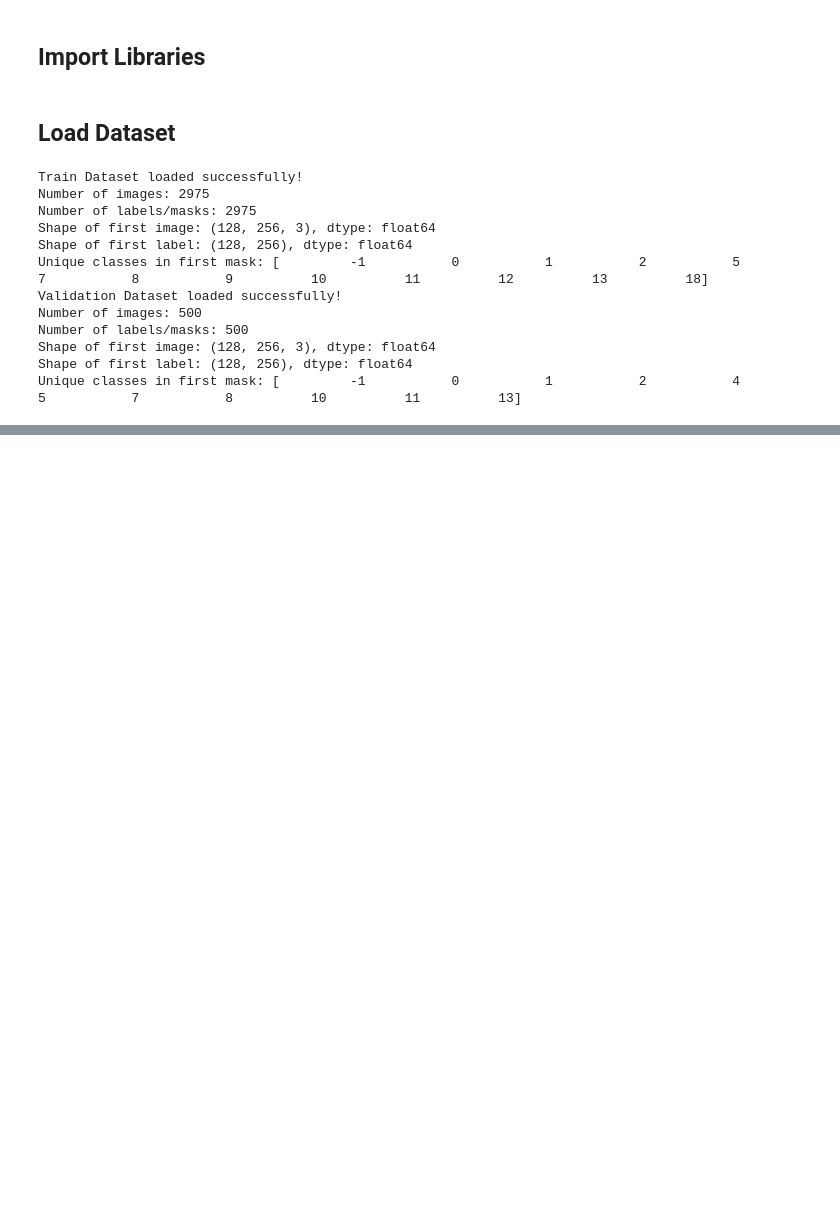
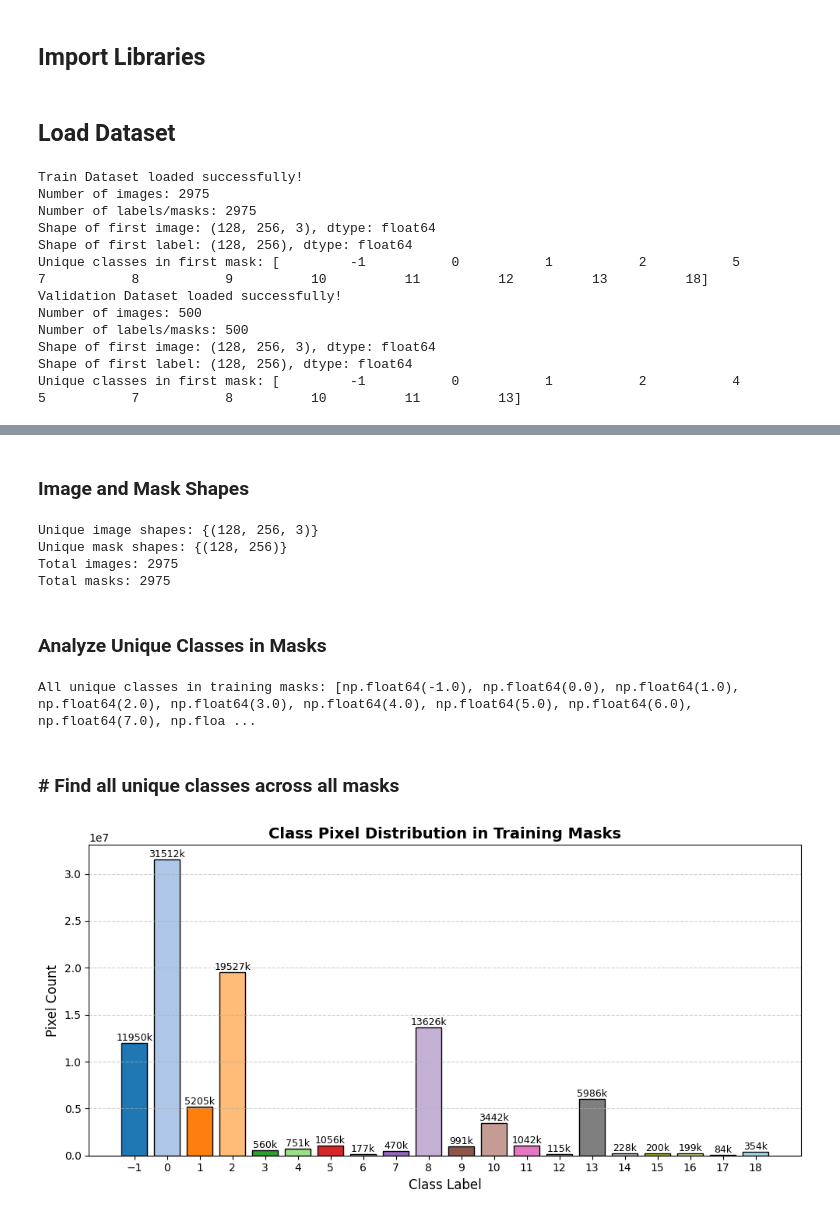
Before and after one commit to murad-02/RoadSegmentation, a Jupyter notebook: NotebookFile/Segmentation.ipynb, the cells around one changed output, grey strips where cells are left out. Saved outputs shown, nothing was run; the diff lists cells and outputs as text; code cells hidden in the pictures; blank space fills up the shorter version.

Commit message:
added visualization

```diff
--- a/NotebookFile/Segmentation.ipynb
+++ b/NotebookFile/Segmentation.ipynb
@@ -113,0 +116,65 @@ for _ in range(num_samples):
+# %% [markdown]
+### Image and Mask Shapes
+# %%
+# Check shapes of all images and masks
+image_shapes = [img.shape for img in train_images]
+mask_shapes = [mask.shape for mask in train_labels]
+
+print("Unique image shapes:", set(image_shapes))
+print("Unique mask shapes:", set(mask_shapes))
+print("Total images:", len(train_images))
+print("Total masks:", len(train_labels))
+# %% [output]
+Unique image shapes: {(128, 256, 3)}
+Unique mask shapes: {(128, 256)}
+Total images: 2975
+Total masks: 2975
+# %% [markdown]
+### Analyze Unique Classes in Masks
+# %%
+# Find all unique classes across all masks
+all_classes = set()
+for mask in train_labels:
+    all_classes.update(np.unique(mask))
+print("All unique classes in training masks:", sorted(all_classes))
+# %% [output]
+All unique classes in training masks: [np.float64(-1.0), np.float64(0.0), np.float64(1.0), np.float64(2.0), np.float64(3.0), np.float64(4.0), np.float64(5.0), np.float64(6.0), np.float64(7.0), np.floa ...
+# %% [markdown]
+### # Find all unique classes across all masks
+# %%
+import matplotlib.pyplot as plt
+import numpy as np
+from collections import Counter
+
+# Count pixel frequency for each class in all masks
+class_counter = Counter()
+for mask in train_labels:
+    vals, counts = np.unique(mask, return_counts=True)
+    class_counter.update(dict(zip(vals, counts)))
+
+# Prepare data
+classes = sorted(class_counter.keys())
+counts = [class_counter[c] for c in classes]
+
+# Color palette (one color per class)
+colors = plt.cm.tab20(np.linspace(0, 1, len(classes)))
+
+# Plot
+plt.figure(figsize=(10, 5))
+bars = plt.bar(classes, counts, color=colors, edgecolor='black')
+
+# Add labels on top of bars
+for bar, count in zip(bars, counts):
+    plt.text(bar.get_x() + bar.get_width()/2, bar.get_height(),
+             f"{count//1000}k", ha='center', va='bottom', fontsize=9)
+
+# Styling
+plt.title("Class Pixel Distribution in Training Masks", fontsize=14, weight='bold')
+plt.xlabel("Class Label", fontsize=12)
+plt.ylabel("Pixel Count", fontsize=12)
+plt.grid(axis='y', linestyle='--', alpha=0.6)
+plt.xticks(classes)
+plt.tight_layout()
+plt.show()
+# %% [output]
+[figure, added]
```
Also changed, not shown: parts of 4 cells of this notebook.
